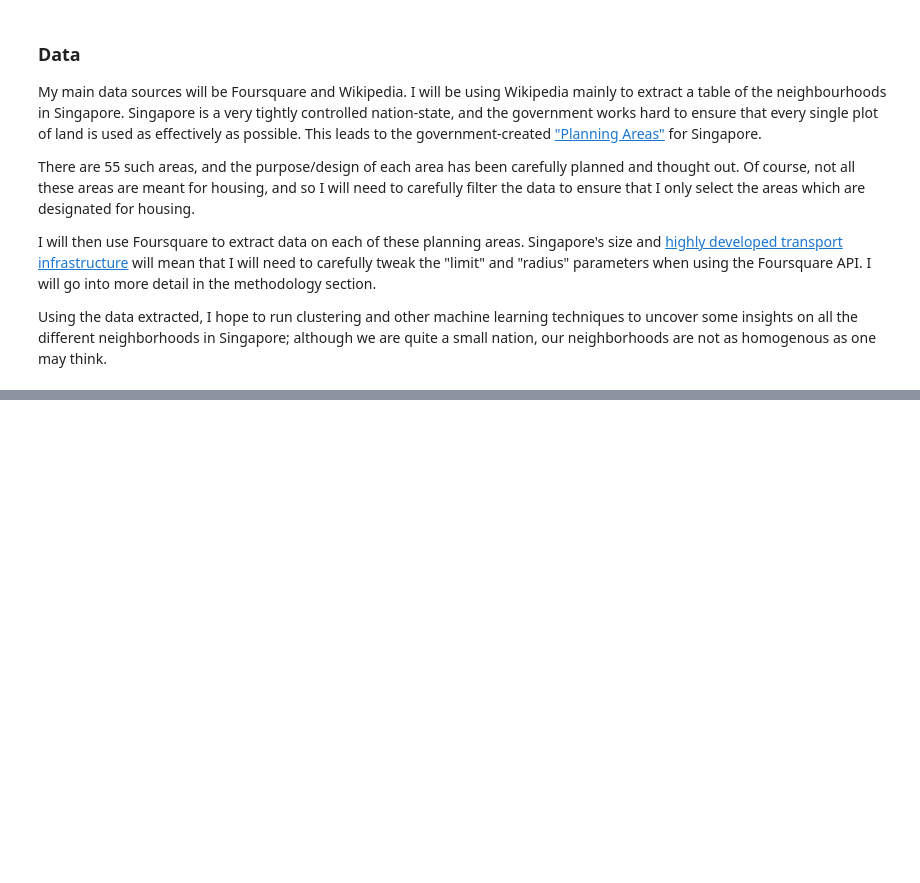
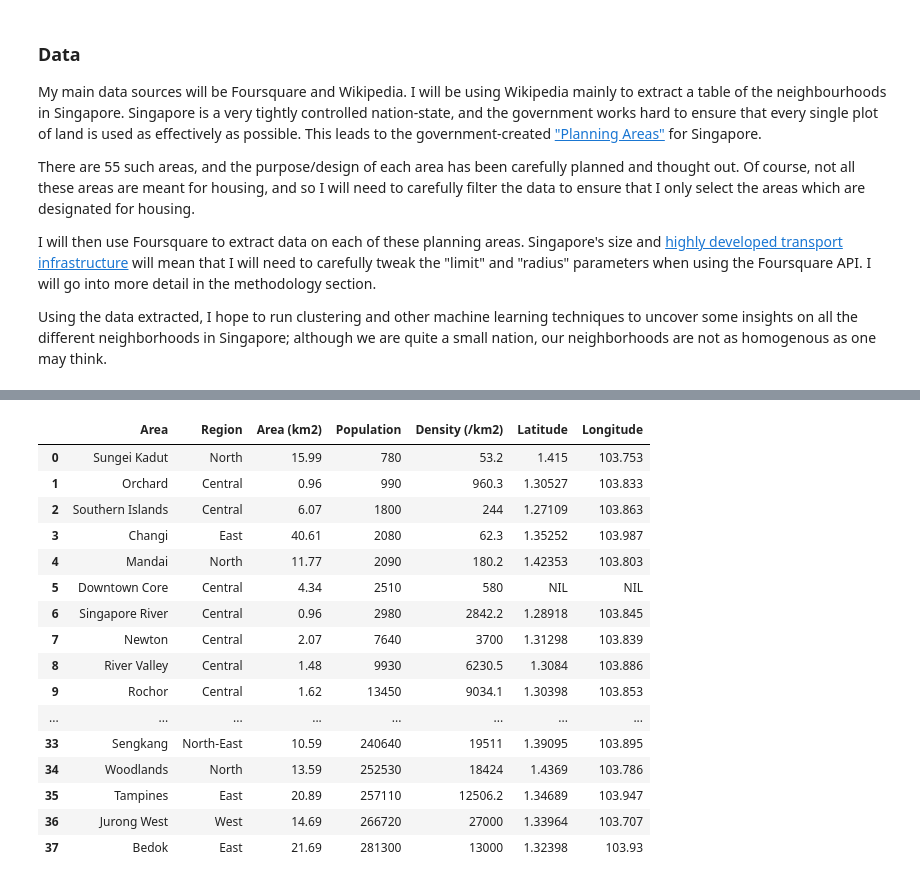
Before and after one commit to zainichia/Data-Science-Capstone, a Jupyter notebook: Capstone-Project-Singapore-Neighborhoods.ipynb, the cells around one changed output, grey strips where cells are left out. Saved outputs shown, nothing was run; the diff lists cells and outputs as text; code cells hidden in the pictures; blank space fills up the shorter version.

```diff
--- a/Capstone-Project-Singapore-Neighborhoods.ipynb
+++ b/Capstone-Project-Singapore-Neighborhoods.ipynb
@@ -28,0 +221,5 @@ Using the data extracted, I hope to run clustering and other machine learning te
+# %%
+cond2 = df_SG_Areas["Population"] > 750
+df_SG_Areas = df_SG_Areas[cond2]
+df_SG_Areas.reset_index(drop = True, inplace = True)
+df_SG_Areas.head()
@@ -28,0 +241,8 @@ Using the data extracted, I hope to run clustering and other machine learning te
+# %%
+address = 'Paya Lebar, SG'
+
+geolocator = Nominatim(user_agent="foursquare_agent")
+location = geolocator.geocode(address)
+latitude = location.latitude
+longitude = location.longitude
+print(latitude, longitude)
@@ -28,0 +251,4 @@ Using the data extracted, I hope to run clustering and other machine learning te
+# %%
+column_names = ['Latitude', 'Longitude']
+SG_coordinates = pd.DataFrame(columns=column_names)
+SG_coordinates
@@ -28,0 +257,12 @@ Using the data extracted, I hope to run clustering and other machine learning te
+# %%
+for index, row in df_SG_Areas.iterrows():
+
+    try:
+        address = (row[0] + ", SG")
+        location = geolocator.geocode(address)
+        latitude = location.latitude
+        longitude = location.longitude
+        SG_coordinates = SG_coordinates.append({'Latitude': latitude,'Longitude': longitude}, ignore_index=True)
+
+    except:
+        SG_coordinates = SG_coordinates.append({'Latitude': "NIL",'Longitude': "NIL"}, ignore_index=True)
@@ -28,0 +289,21 @@ Using the data extracted, I hope to run clustering and other machine learning te
+# %%
+df_SG = pd.concat([df_SG_Areas, SG_coordinates], axis = 1)
+df_SG
+# %% [output]
+|  | Area | Region | Area (km2) | Population | Density (/km2) | Latitude | Longitude |
+| 0 | Sungei Kadut | North | 15.99 | 780 | 53.2 | 1.415 | 103.753 |
+| 1 | Orchard | Central | 0.96 | 990 | 960.3 | 1.30527 | 103.833 |
+| 2 | Southern Islands | Central | 6.07 | 1800 | 244 | 1.27109 | 103.863 |
+| 3 | Changi | East | 40.61 | 2080 | 62.3 | 1.35252 | 103.987 |
+| 4 | Mandai | North | 11.77 | 2090 | 180.2 | 1.42353 | 103.803 |
+| 5 | Downtown Core | Central | 4.34 | 2510 | 580 | NIL | NIL |
+| 6 | Singapore River | Central | 0.96 | 2980 | 2842.2 | 1.28918 | 103.845 |
+| 7 | Newton | Central | 2.07 | 7640 | 3700 | 1.31298 | 103.839 |
+| 8 | River Valley | Central | 1.48 | 9930 | 6230.5 | 1.3084 | 103.886 |
+| 9 | Rochor | Central | 1.62 | 13450 | 9034.1 | 1.30398 | 103.853 |
+| ... | ... | ... | ... | ... | ... | ... | ... |
+| 33 | Sengkang | North-East | 10.59 | 240640 | 19511 | 1.39095 | 103.895 |
+| 34 | Woodlands | North | 13.59 | 252530 | 18424 | 1.4369 | 103.786 |
+| 35 | Tampines | East | 20.89 | 257110 | 12506.2 | 1.34689 | 103.947 |
+| 36 | Jurong West | West | 14.69 | 266720 | 27000 | 1.33964 | 103.707 |
+| 37 | Bedok | East | 21.69 | 281300 | 13000 | 1.32398 | 103.93 |
```
Also changed, not shown: parts of 67 cells of this notebook.
